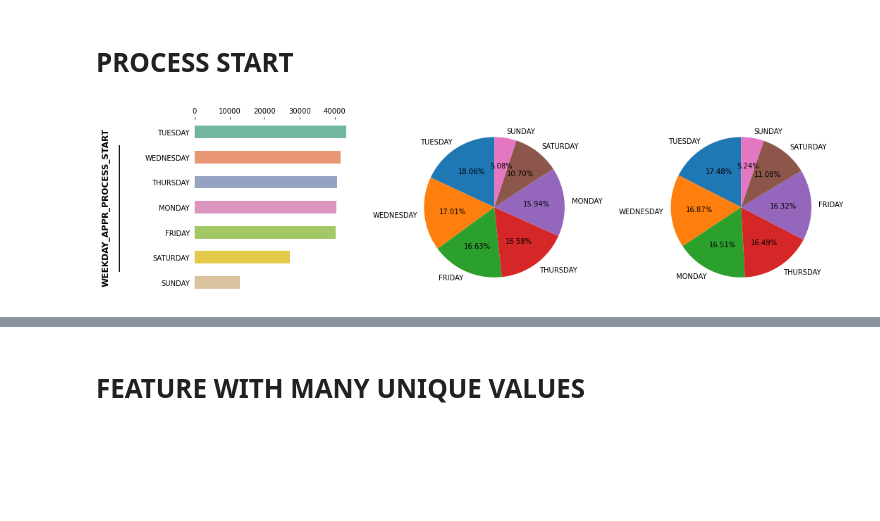
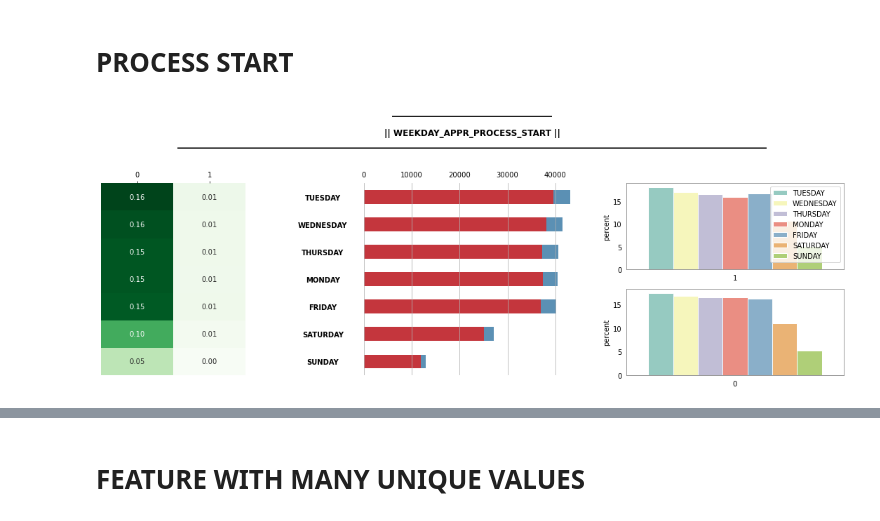
Before and after one commit to NgChi493510/Data-Preparation-Project-Group-14, a Jupyter notebook: EDA_notebook/EDA - Application Train.ipynb, the cells around one changed output, grey strips where cells are left out. Cells and saved outputs as stored; diff of their text form; code cells hidden in the pictures; blank space fills up the shorter version.

```diff
--- a/EDA_notebook/EDA - Application Train.ipynb
+++ b/EDA_notebook/EDA - Application Train.ipynb
@@ -74,9 +74,9 @@ def visual_corr(df, feature,n,ax):
         if new.index[i] == 'TARGET':
             ax.axhline(y=i,linewidth=25, color = 'grey', alpha = 0.2)
             if t <= 0:
-                ax.text(x= l/10, y =i+0.14, s = feature + ' correlate with TARGET')
+                ax.text(x= l/10, y =i+0.145, s = 'Correlate with TARGET')
             else:
-                ax.text(x= t+l/10, y =i+0.14, s = feature + ' correlate with TARGET')
+                ax.text(x= t+l/13, y =i+0.145, s ='Correlate with TARGET')
 
     # ax.set_yticklabels(list(new.index), fontdict = {'horizontalalignment': 'left'})
     # ax.axvline(ax.get_xlim()[1]+l/30,color = 'grey',alpha = 0.2)
@@ -137,15 +137,18 @@ def num_visual(df,feature, kde = False):
 
     ax[0][1].set_xlim(ax[0][0].get_xlim())
     ax[0][2].set_xlim(ax[0][0].get_xlim())
-
+    ax[0][0].legend(['Both'])
+    ax[0][1].legend(['Non-Defaulter'])
+    ax[0][2].legend(['Defaulter'])
 
     # beautify
-    ax[0][0].set_ylabel(feature+'\n'+'_'*35+'\n\n',fontweight = 'bold',fontsize=12)
     for i in range(3):
             ax[0][i].spines[['top','bottom','left','right']].set_color('grey')
             ax[0][i].tick_params(left=False, bottom = False)
             ax[0][i].grid(axis = 'y')
             ax[0][i].set_xlabel('')
+            ax[0][i].set_ylabel('')
+    ax[0][1].set_title('_'*(len(feature)+12)+'\n\n'+'|| '+feature+' ||'+'\n'+'_'*140+'\n\n',fontweight = 'bold',fontsize=12)
 
     gs = plt.GridSpec(2,12,wspace = 0.3)
     for ax in ax[1,:]:
@@ -177,7 +180,7 @@ def cat_visual2(df,feature):
     startangle=90,autopct='%.2f%%')
 
     #beautify
-    ax[0].set_ylabel(feature+'\n'+'_'*30+'\n\n',fontweight = 'bold',fontsize=12)
+    ax[0].set_ylabel(feature+'\n'+'_'*(len(feature)+10)+'\n\n',fontweight = 'bold',fontsize=12)
 
     plt.tight_layout(w_pad=2,h_pad=2)
 
@@ -185,7 +188,7 @@ def cat_visual(df,feature):
     if df[feature].nunique() < 3:
         f, ax = plt.subplots(2,3,figsize = (5*3,df[feature].nunique()*2.5))
     elif df[feature].nunique() < 5:
-        f, ax = plt.subplots(2,3,figsize = (5*3,df[feature].nunique()*1.8))
+        f, ax = plt.subplots(2,3,figsize = (5*3,df[feature].nunique()*1.5))
     elif df[feature].nunique() < 20 :
         f, ax = plt.subplots(2,3,figsize = (5*3,df[feature].nunique()/1.2))
     else:
@@ -245,6 +248,7 @@ def cat_visual(df,feature):
         ax[i][2].set_xlabel('')
 
     #beautify
-    axnew.set_ylabel(feature+'\n'+'_'*30+'\n\n',fontweight = 'bold',fontsize=12)
+    # axnew.set_ylabel(feature+'\n'+'_'*30+'\n\n',fontweight = 'bold',fontsize=12)
+    axnew2.set_title('_'*(len(feature)+12)+'\n\n'+'|| '+feature+' ||'+'\n'+'_'*140+'\n\n',fontweight = 'bold',fontsize=12)
     plt.tight_layout(w_pad=2)
 # %%
@@ -262,6 +263,6 @@ Text(0.4, 1.04, 'Top 60 feature with highest percentage null values')
 # %%
 # df.describe()
 # %%
-df.describe(include=["object", "category"])
-for col in df.select_dtypes(include=['object','category']).columns:
-    print(col, ":",df[col].nunique(),'\n' ,df[col].unique())
+# df.describe(include=["object", "category"])
+# for col in df.select_dtypes(include=['object','category']).columns:
+#     print(col, ":",df[col].nunique(),'\n' ,df[col].unique())
@@ -451,6 +456,6 @@ for i in cols:
 # %%
 pro_start  = ['WEEKDAY_APPR_PROCESS_START','HOUR_APPR_PROCESS_START'] #onehot
 for col in pro_start:
-    cat_visual2(df,col)
+    cat_visual(df,col)
 # %% [output]
-[figure, old version]
+[figure, new version]
```
Also changed, not shown: parts of 21 cells of this notebook, 1 other file.
